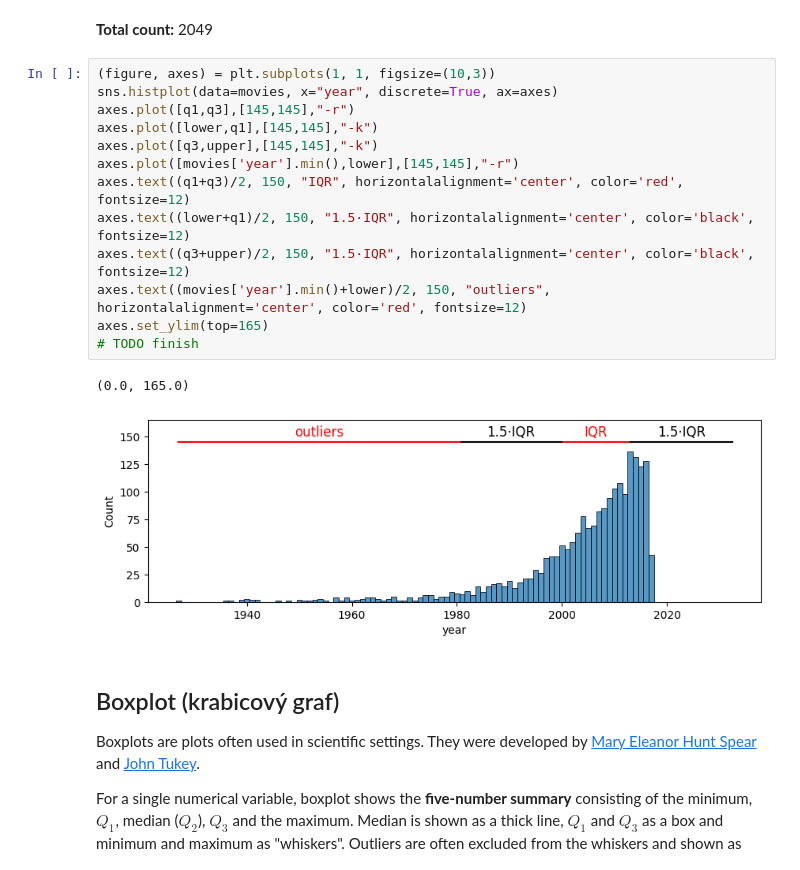
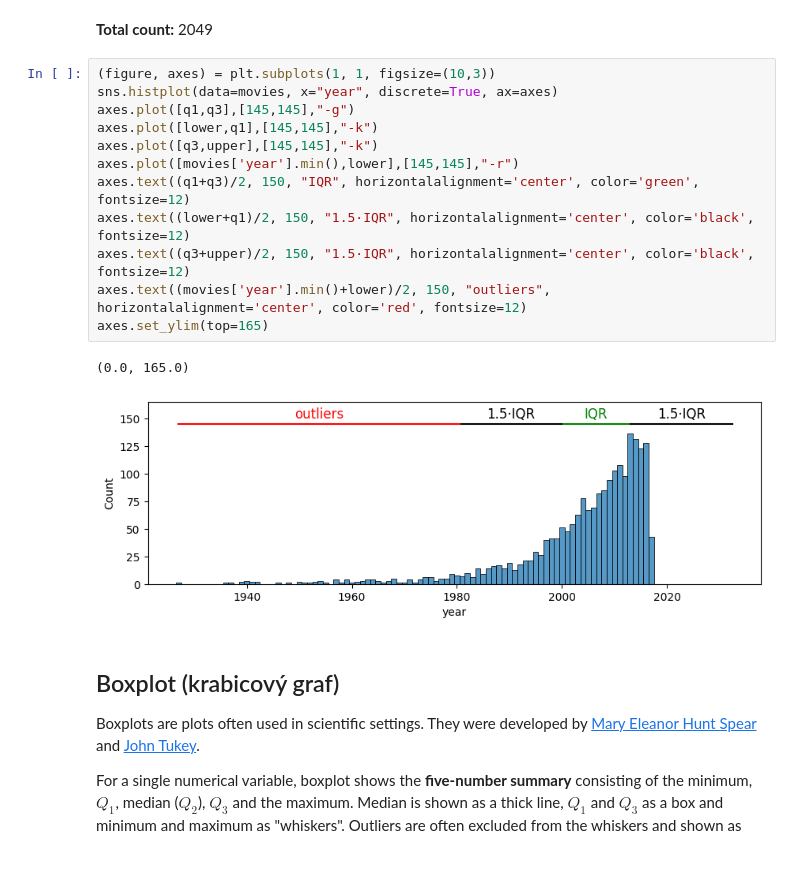
Before and after one commit to fmfi-compbio/viz, a Jupyter notebook: notebooks/L04_Summary_statistics.ipynb, the cells around one changed output. Saved outputs shown, nothing was run; the diff lists cells and outputs as text.

```diff
--- a/notebooks/L04_Summary_statistics.ipynb
+++ b/notebooks/L04_Summary_statistics.ipynb
@@ -353,19 +353,18 @@ display(Markdown(f"**Total count:** {movies['year'].count()}"))
 # %%
 (figure, axes) = plt.subplots(1, 1, figsize=(10,3))
 sns.histplot(data=movies, x="year", discrete=True, ax=axes)
-axes.plot([q1,q3],[145,145],"-r")
+axes.plot([q1,q3],[145,145],"-g")
 axes.plot([lower,q1],[145,145],"-k")
 axes.plot([q3,upper],[145,145],"-k")
 axes.plot([movies['year'].min(),lower],[145,145],"-r")
-axes.text((q1+q3)/2, 150, "IQR", horizontalalignment='center', color='red', fontsize=12)
+axes.text((q1+q3)/2, 150, "IQR", horizontalalignment='center', color='green', fontsize=12)
 axes.text((lower+q1)/2, 150, "1.5·IQR", horizontalalignment='center', color='black', fontsize=12)
 axes.text((q3+upper)/2, 150, "1.5·IQR", horizontalalignment='center', color='black', fontsize=12)
 axes.text((movies['year'].min()+lower)/2, 150, "outliers", horizontalalignment='center', color='red', fontsize=12)
 axes.set_ylim(top=165)
-# TODO finish
 # %% [output]
 (0.0, 165.0)
-[figure, old version]
+[figure, new version]
 # %% [markdown]
 ## Boxplot (krabicový graf)
 
```
Also changed, not shown: parts of 3 cells of this notebook, 3 other files.
